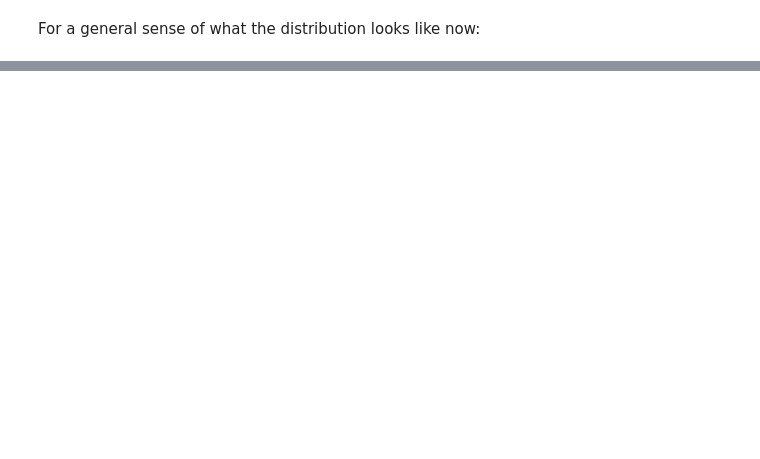
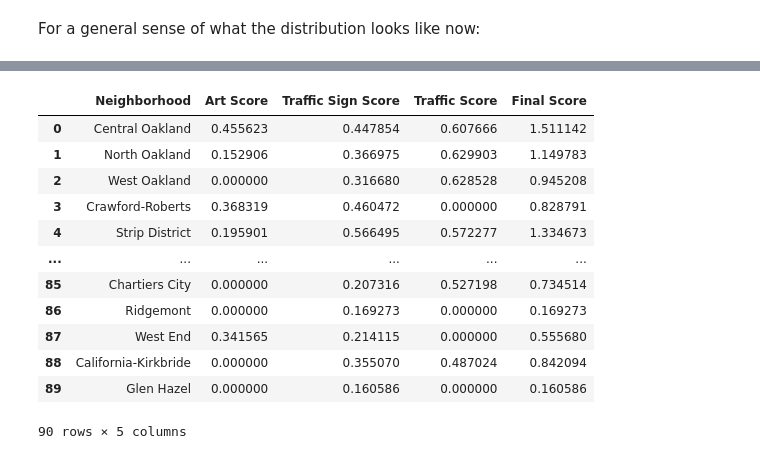
Before and after one commit to chris-mohri/finalProject0010, a Jupyter notebook: FinalNotebook.ipynb, the cells around one changed output, grey strips where cells are left out. Cells and saved outputs as stored; diff of their text form; code cells hidden in the pictures; blank space fills up the shorter version.

```diff
--- a/FinalNotebook.ipynb
+++ b/FinalNotebook.ipynb
@@ -530,0 +613,56 @@ signScaledSorted.plot.bar(x="Neighborhood", y="Scaled Ratio",rot=90, figsize=(20
+# %%
+totalNeighborhoodList = dfSize["SNAP_All_csv_Neighborhood"].tolist()
+# %%
+artDict=dict(zip(neighborhoodList, scaledRatioArt2))
+signDict = dict(zip(stoptable['Neighborhood'], scaledRatiosigns2))
+trafficDict=dict(zip(combinedDf['neighborhood'], scaledRatioTraffic2))
+
+dictList=[artDict, signDict, trafficDict]
+
+finalArtList=[]
+finalSignList=[]
+finalTrafficList=[]
+finalScoreList=[]
+
+for n in totalNeighborhoodList: # subsitutes 0s for neighborhoods not in the data set for each data set
+    if n not in artDict:
+        finalArtList.append(0)
+    else:
+        finalArtList.append(artDict[n])
+
+for n in totalNeighborhoodList:
+    if n not in signDict:
+        finalSignList.append(0)
+    else:
+        finalSignList.append(signDict[n])
+
+for n in totalNeighborhoodList:
+    if n not in trafficDict:
+        finalTrafficList.append(0)
+    else:
+        finalTrafficList.append(trafficDict[n])
+
+# to combine the 3 metrics
+
+for i in range(len(totalNeighborhoodList)):
+    finalScoreList.append(finalArtList[i]+finalSignList[i]+finalTrafficList[i])
+
+
+d6 = {"Neighborhood": totalNeighborhoodList, "Art Score":finalArtList, "Traffic Sign Score": finalSignList, "Traffic Score":finalTrafficList, "Final Score": finalScoreList}
+dfFinalScores = pd.DataFrame(data=d6)
+
+dfFinalScores
+# %% [output]
+|  | Neighborhood | Art Score | Traffic Sign Score | Traffic Score | Final Score |
+| 0 | Central Oakland | 0.455623 | 0.447854 | 0.607666 | 1.511142 |
+| 1 | North Oakland | 0.152906 | 0.366975 | 0.629903 | 1.149783 |
+| 2 | West Oakland | 0.000000 | 0.316680 | 0.628528 | 0.945208 |
+| 3 | Crawford-Roberts | 0.368319 | 0.460472 | 0.000000 | 0.828791 |
+| 4 | Strip District | 0.195901 | 0.566495 | 0.572277 | 1.334673 |
+| ... | ... | ... | ... | ... | ... |
+| 85 | Chartiers City | 0.000000 | 0.207316 | 0.527198 | 0.734514 |
+| 86 | Ridgemont | 0.000000 | 0.169273 | 0.000000 | 0.169273 |
+| 87 | West End | 0.341565 | 0.214115 | 0.000000 | 0.555680 |
+| 88 | California-Kirkbride | 0.000000 | 0.355070 | 0.487024 | 0.842094 |
+| 89 | Glen Hazel | 0.000000 | 0.160586 | 0.000000 | 0.160586 |
+90 rows × 5 columns
```
Also changed, not shown: parts of 31 cells of this notebook.
